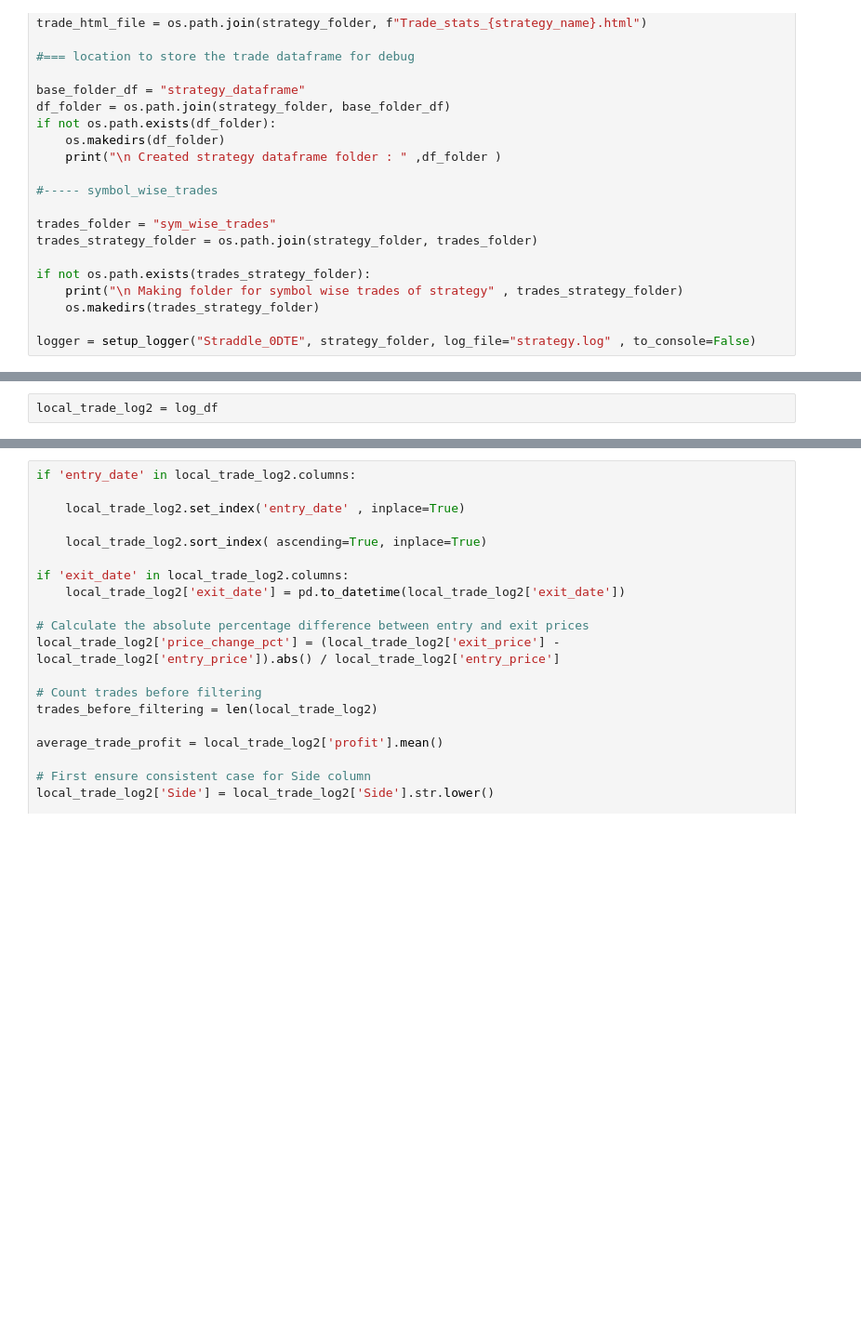
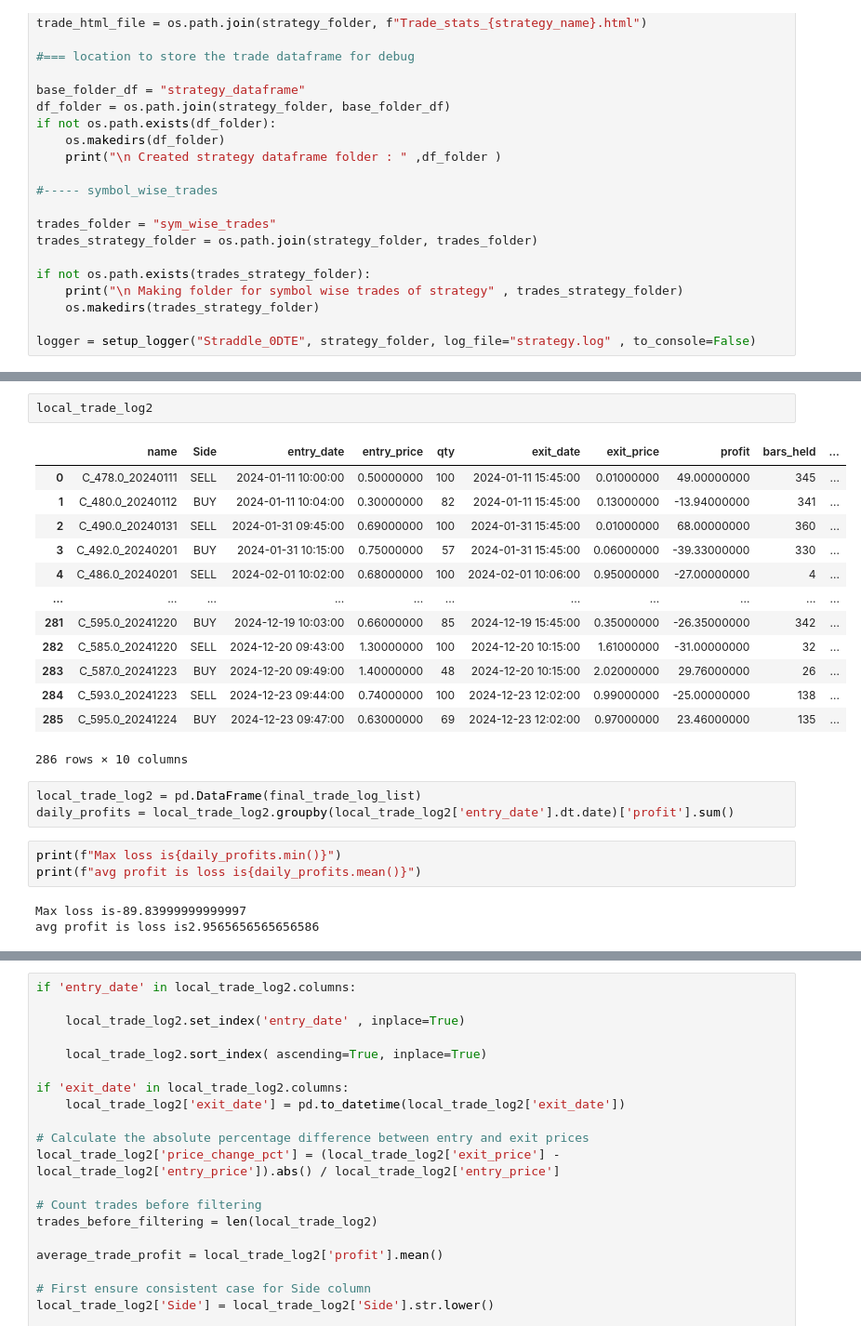
Before and after one commit to aakashtandon/US_options_ORATS, a Jupyter notebook: Proper_backtester.ipynb, the cells around one changed output, grey strips where cells are left out. Shown at 93% size. Saved outputs shown, nothing was run; the diff lists cells and outputs as text; blank space fills up the shorter version.

```diff
--- a/Proper_backtester.ipynb
+++ b/Proper_backtester.ipynb
@@ -979,2 +113,0 @@ if not log_df.empty:
-# %%
-local_trade_log2 = log_df
@@ -982,0 +1022,25 @@ log_df
+# %%
+local_trade_log2
+# %% [output]
+|  | name | Side | entry_date | entry_price | qty | exit_date | exit_price | profit | bars_held | ... |
+| 0 | C_478.0_20240111 | SELL | 2024-01-11 10:00:00 | 0.50000000 | 100 | 2024-01-11 15:45:00 | 0.01000000 | 49.00000000 | 345 | ... |
+| 1 | C_480.0_20240112 | BUY | 2024-01-11 10:04:00 | 0.30000000 | 82 | 2024-01-11 15:45:00 | 0.13000000 | -13.94000000 | 341 | ... |
+| 2 | C_490.0_20240131 | SELL | 2024-01-31 09:45:00 | 0.69000000 | 100 | 2024-01-31 15:45:00 | 0.01000000 | 68.00000000 | 360 | ... |
+| 3 | C_492.0_20240201 | BUY | 2024-01-31 10:15:00 | 0.75000000 | 57 | 2024-01-31 15:45:00 | 0.06000000 | -39.33000000 | 330 | ... |
+| 4 | C_486.0_20240201 | SELL | 2024-02-01 10:02:00 | 0.68000000 | 100 | 2024-02-01 10:06:00 | 0.95000000 | -27.00000000 | 4 | ... |
+| ... | ... | ... | ... | ... | ... | ... | ... | ... | ... | ... |
+| 281 | C_595.0_20241220 | BUY | 2024-12-19 10:03:00 | 0.66000000 | 85 | 2024-12-19 15:45:00 | 0.35000000 | -26.35000000 | 342 | ... |
+| 282 | C_585.0_20241220 | SELL | 2024-12-20 09:43:00 | 1.30000000 | 100 | 2024-12-20 10:15:00 | 1.61000000 | -31.00000000 | 32 | ... |
+| 283 | C_587.0_20241223 | BUY | 2024-12-20 09:49:00 | 1.40000000 | 48 | 2024-12-20 10:15:00 | 2.02000000 | 29.76000000 | 26 | ... |
+| 284 | C_593.0_20241223 | SELL | 2024-12-23 09:44:00 | 0.74000000 | 100 | 2024-12-23 12:02:00 | 0.99000000 | -25.00000000 | 138 | ... |
+| 285 | C_595.0_20241224 | BUY | 2024-12-23 09:47:00 | 0.63000000 | 69 | 2024-12-23 12:02:00 | 0.97000000 | 23.46000000 | 135 | ... |
+286 rows × 10 columns
+# %%
+local_trade_log2 = pd.DataFrame(final_trade_log_list)
+daily_profits = local_trade_log2.groupby(local_trade_log2['entry_date'].dt.date)['profit'].sum()
+# %%
+print(f"Max loss is{daily_profits.min()}")
+print(f"avg profit is loss is{daily_profits.mean()}")
+# %% [output]
+Max loss is-89.83999999999997
+avg profit is loss is2.9565656565656586
```
Also changed, not shown: parts of 52 cells of this notebook, 11 other files.
